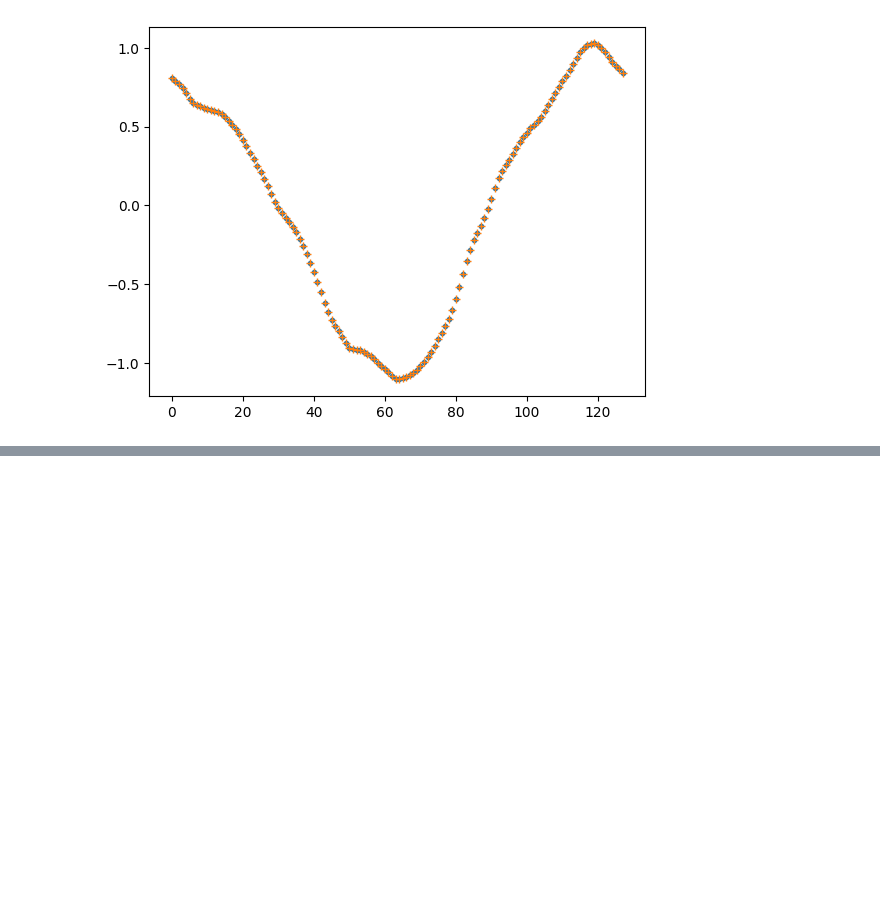
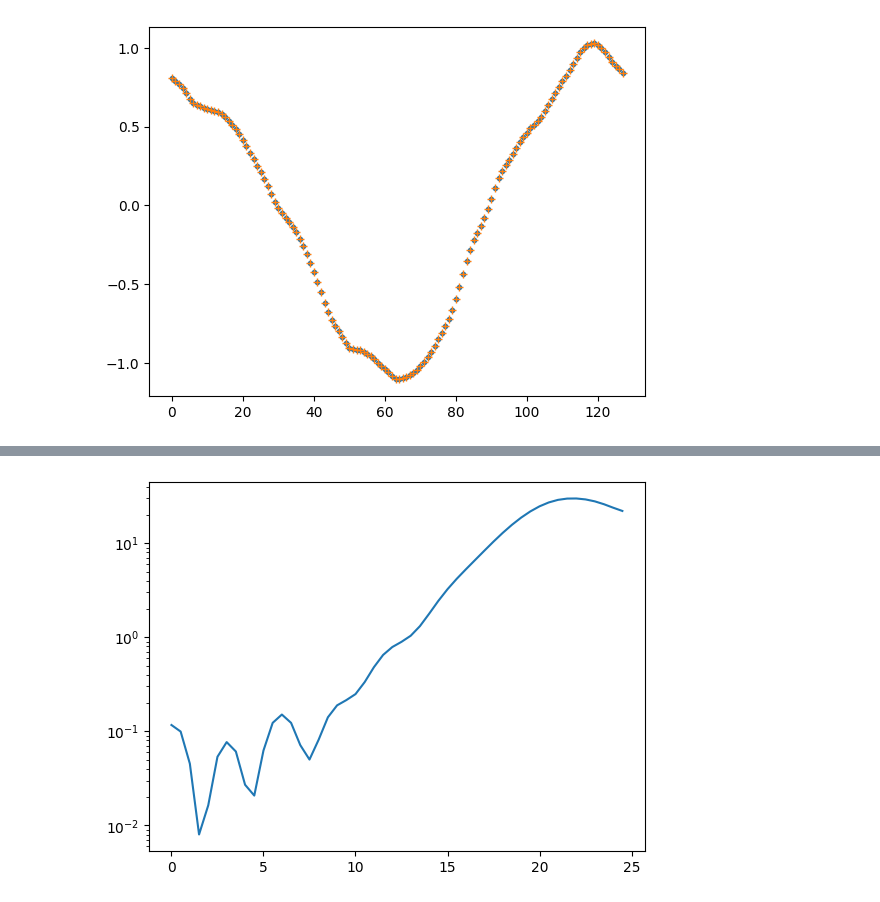
Before and after one commit to smaeyama/test_dlra, a Jupyter notebook: test_dlra_implementation_v03.ipynb, the cells around one changed output, grey strips where cells are left out. Drawn from its saved outputs; the diff is of its cells as text; code cells hidden in the pictures; blank space fills up the shorter version.

```diff
--- a/test_dlra_implementation_v03.ipynb
+++ b/test_dlra_implementation_v03.ipynb
@@ -629 +570,7 @@ plt.show()
 [figure]
+# %%
+plt.plot(t_all, field_energy)
+plt.yscale("log")
+plt.show()
+# %% [output]
+[figure, added]
```
Also changed, not shown: parts of 5 cells of this notebook.
